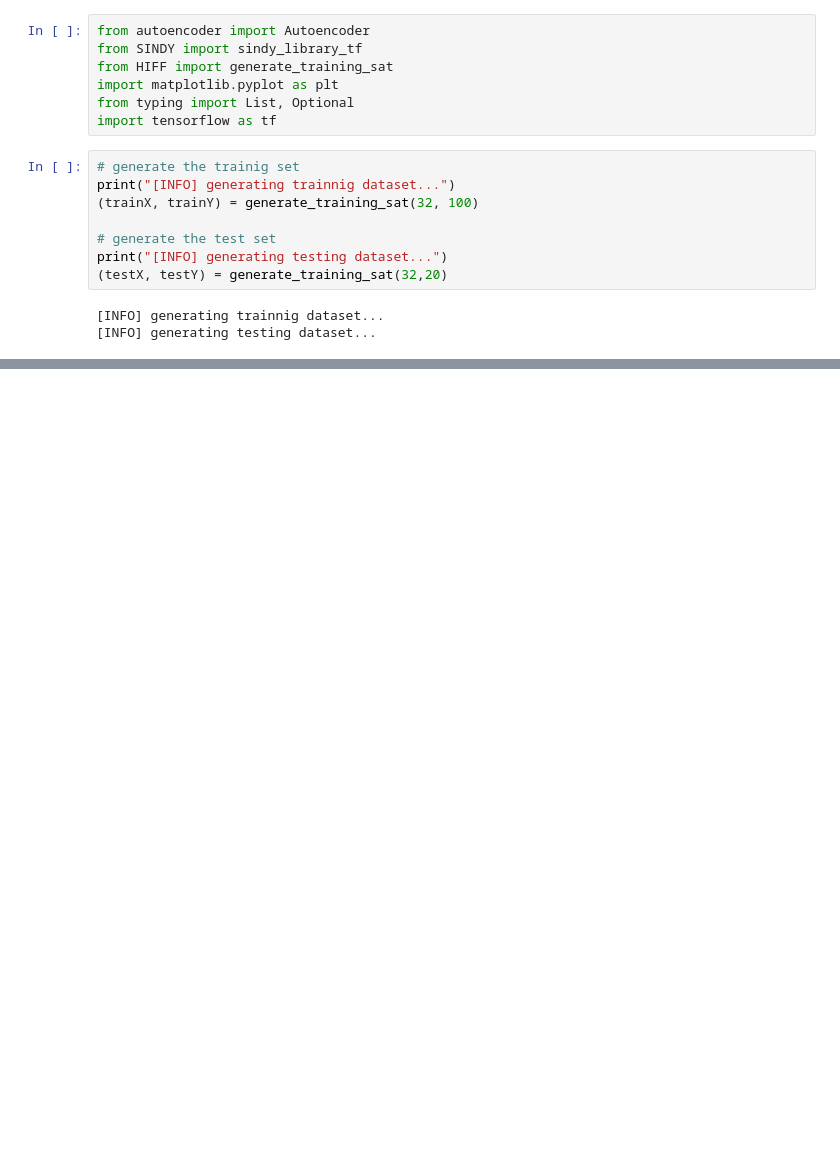
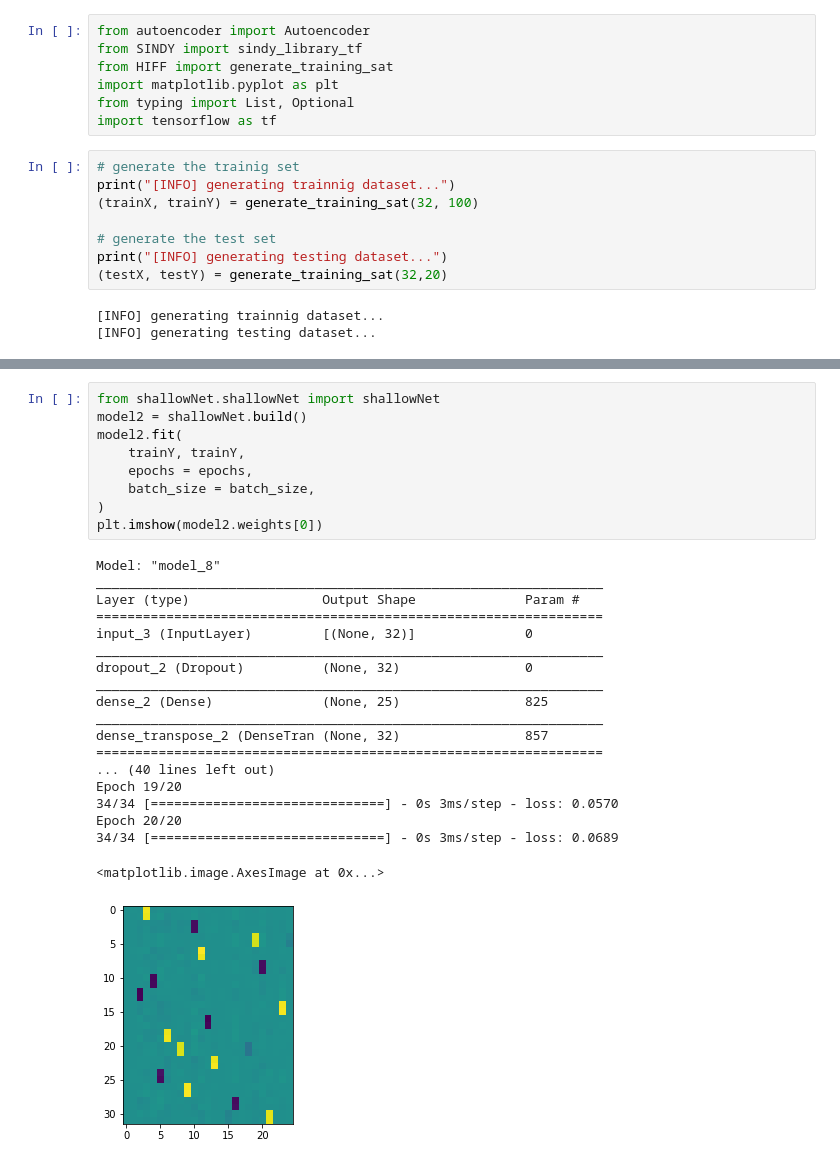
Before and after one commit to FilipKubackiSoton/AutoencoderHIFF_SIC, a Jupyter notebook: test.ipynb, the cells around one changed output, grey strips where cells are left out. Drawn from its saved outputs; the diff is of its cells as text; blank space fills up the shorter version.

```diff
--- a/test.ipynb
+++ b/test.ipynb
@@ -68,0 +121,29 @@ plt.imshow(model.decoder.weights[1].numpy())
+# %%
+from shallowNet.shallowNet import shallowNet
+model2 = shallowNet.build()
+model2.fit(
+    trainY, trainY,
+    epochs = epochs,
+    batch_size = batch_size,
+)
+plt.imshow(model2.weights[0])
+# %% [output]
+Model: "model_8"
+_________________________________________________________________
+Layer (type)                 Output Shape              Param #
+=================================================================
+input_3 (InputLayer)         [(None, 32)]              0
+_________________________________________________________________
+dropout_2 (Dropout)          (None, 32)                0
+_________________________________________________________________
+dense_2 (Dense)              (None, 25)                825
+_________________________________________________________________
+dense_transpose_2 (DenseTran (None, 32)                857
+=================================================================
+... (40 lines left out)
+Epoch 19/20
+34/34 [==============================] - 0s 3ms/step - loss: 0.0570
+Epoch 20/20
+34/34 [==============================] - 0s 3ms/step - loss: 0.0689
+<matplotlib.image.AxesImage at 0x...>
+[figure, added]
```
Also changed, not shown: parts of 11 cells of this notebook, 1 other file.
